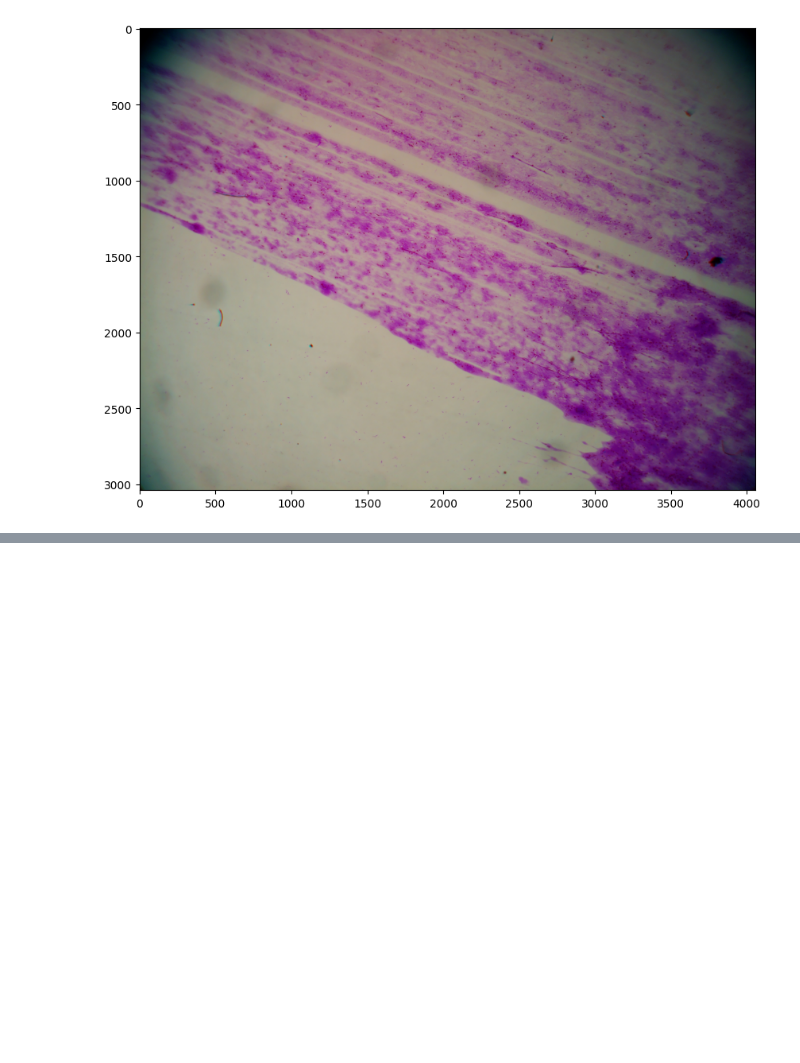
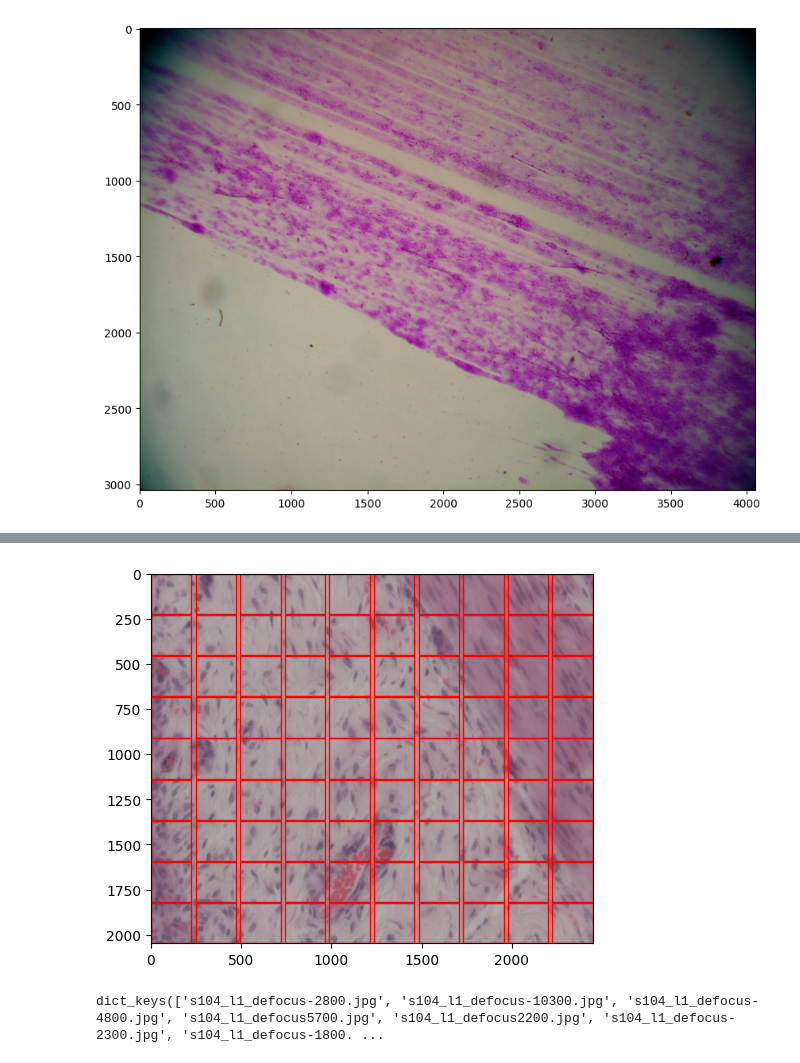
Before and after one commit to max-27/focus_model, a Jupyter notebook: test.ipynb, the cells around one changed output, grey strips where cells are left out. Drawn from its saved outputs; the diff is of its cells as text; code cells hidden in the pictures; blank space fills up the shorter version.

```diff
--- a/test.ipynb
+++ b/test.ipynb
@@ -116,0 +179,6 @@ img_out = io.imread(path_out)
+# %%
+import pandas as pd
+import pickle
+#df = pd.read_csv("/home/maf4031/focus_model/output/test_prediction.csv")
+with open("/home/maf4031/focus_model/output/test_prediction.pkl", "rb") as f:
+    df = pickle.load(f)
@@ -116,0 +189,31 @@ img_out = io.imread(path_out)
+# %%
+import matplotlib.patches as patches
+
+protocol = "same"
+data_path = f"/n/data2/hms/dbmi/kyu/lab/maf4031/incoherent_RGBchannels/testRawData_incoherent_{protocol}Protocol"
+img = 's104_l1/defocus-2800.jpg'
+
+fig, ax = plt.subplots(1)
+ax.imshow(io.imread(os.path.join(data_path, img)))
+
+patch_size = (224, 224)
+image_size = (2048, 2448)
+h, w = image_size
+x_steps = int(h / patch_size[0])
+y_steps = int(w / patch_size[1])
+x_coord = np.linspace(int(patch_size[0]/2), h - int(patch_size[0]/2), x_steps)
+y_coord = np.linspace(int(patch_size[1]/2), w - int(patch_size[1]/2), y_steps)
+patch_coords = [(x, y) for x in x_coord for y in y_coord]
+
+
+for x, y in patch_coords:
+    rect = patches.Rectangle((y-int(patch_size[1]/2), x-int(patch_size[0]/2)), patch_size[1], patch_size[0], linewidth=1, edgecolor='r', facecolor='none')
+    ax.add_patch(rect)
+
+plt.show()
+# %% [output]
+[figure, added]
+# %%
+df.keys()
+# %% [output]
+dict_keys(['s104_l1_defocus-2800.jpg', 's104_l1_defocus-10300.jpg', 's104_l1_defocus-4800.jpg', 's104_l1_defocus5700.jpg', 's104_l1_defocus2200.jpg', 's104_l1_defocus-2300.jpg', 's104_l1_defocus-1800. ...
```
Also changed, not shown: parts of 15 cells of this notebook, 14 other files.
